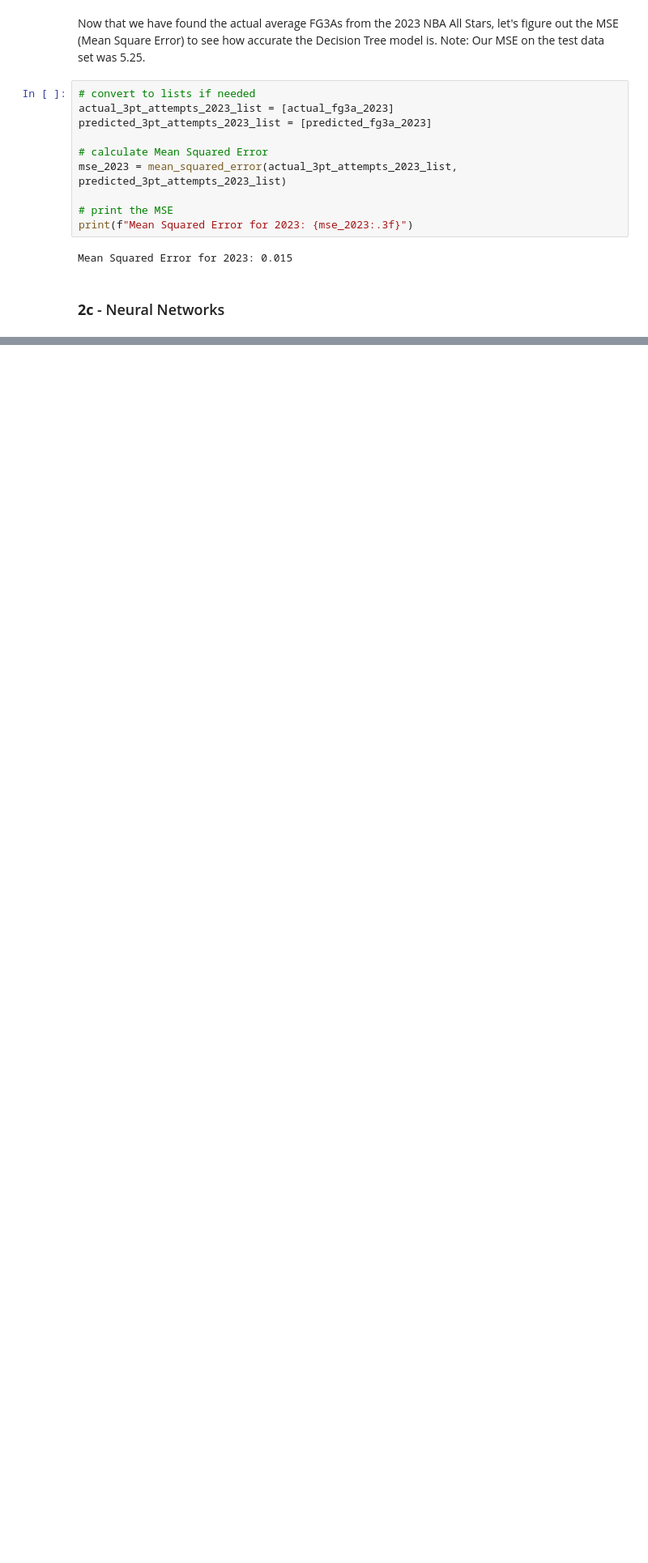
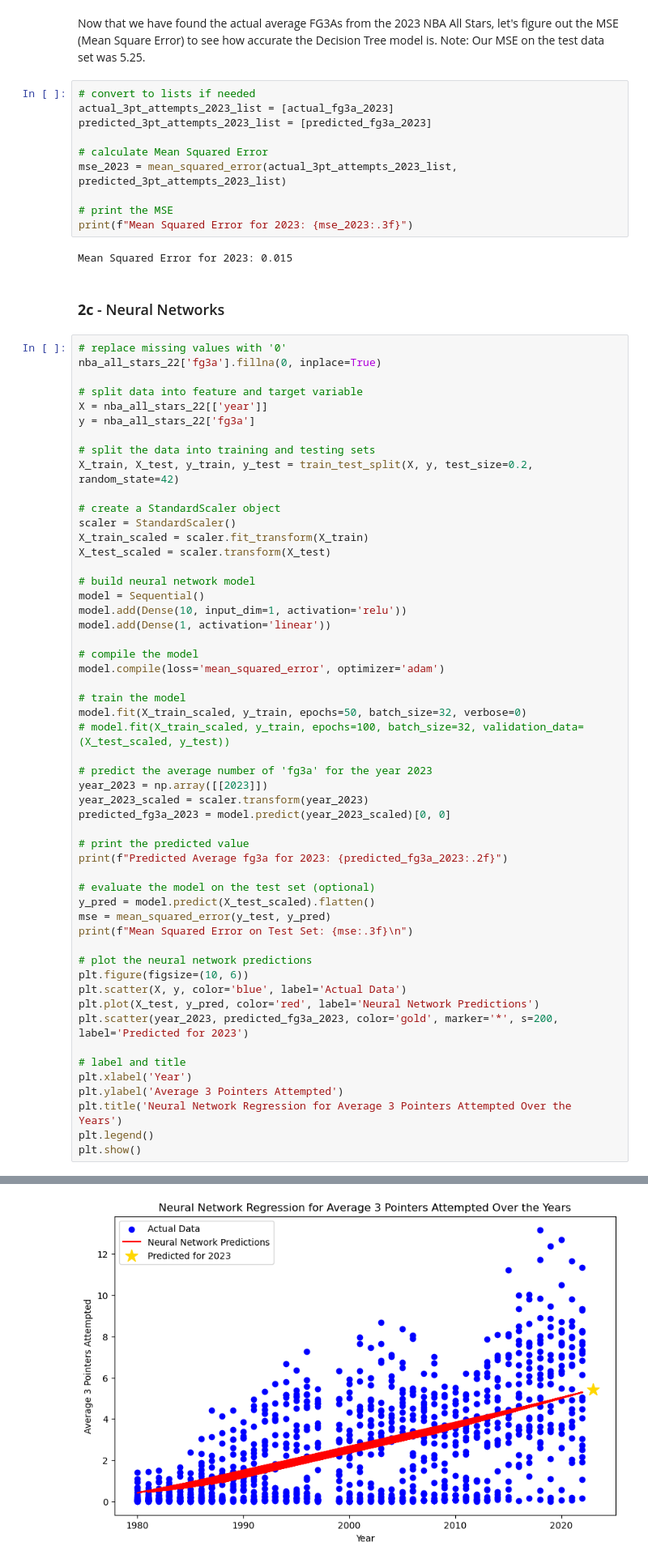
Before and after one commit to vjeyam/nba_all_star, a Jupyter notebook: analysis.ipynb, the cells around one changed output, grey strips where cells are left out. Shown at 81% size. Cells and saved outputs as stored; diff of their text form; blank space fills up the shorter version.

Commit message:
added neural network model

```diff
--- a/analysis.ipynb
+++ b/analysis.ipynb
@@ -276,3 +279,57 @@ print(f"Mean Squared Error for 2023: {mse_2023:.3f}")
 Mean Squared Error for 2023: 0.015
 # %% [markdown]
 ### **2c** - Neural Networks
+# %%
+# replace missing values with '0'
+nba_all_stars_22['fg3a'].fillna(0, inplace=True)
+
+# split data into feature and target variable
+X = nba_all_stars_22[['year']]
+y = nba_all_stars_22['fg3a']
+
+# split the data into training and testing sets
+X_train, X_test, y_train, y_test = train_test_split(X, y, test_size=0.2, random_state=42)
+
+# create a StandardScaler object
+scaler = StandardScaler()
+X_train_scaled = scaler.fit_transform(X_train)
+X_test_scaled = scaler.transform(X_test)
+
+# build neural network model
+model = Sequential()
+model.add(Dense(10, input_dim=1, activation='relu'))
+model.add(Dense(1, activation='linear'))
+
+# compile the model
+model.compile(loss='mean_squared_error', optimizer='adam')
+
+# train the model
+model.fit(X_train_scaled, y_train, epochs=50, batch_size=32, verbose=0)
+# model.fit(X_train_scaled, y_train, epochs=100, batch_size=32, validation_data=(X_test_scaled, y_test))
+
+# predict the average number of 'fg3a' for the year 2023
+year_2023 = np.array([[2023]])
+year_2023_scaled = scaler.transform(year_2023)
+predicted_fg3a_2023 = model.predict(year_2023_scaled)[0, 0]
+
+# print the predicted value
+print(f"Predicted Average fg3a for 2023: {predicted_fg3a_2023:.2f}")
+
+# evaluate the model on the test set (optional)
+y_pred = model.predict(X_test_scaled).flatten()
+mse = mean_squared_error(y_test, y_pred)
+print(f"Mean Squared Error on Test Set: {mse:.3f}\n")
+
+# plot the neural network predictions
+plt.figure(figsize=(10, 6))
+plt.scatter(X, y, color='blue', label='Actual Data')
+plt.plot(X_test, y_pred, color='red', label='Neural Network Predictions')
+plt.scatter(year_2023, predicted_fg3a_2023, color='gold', marker='*', s=200, label='Predicted for 2023')
+
+# label and title
+plt.xlabel('Year')
+plt.ylabel('Average 3 Pointers Attempted')
+plt.title('Neural Network Regression for Average 3 Pointers Attempted Over the Years')
+plt.legend()
+plt.show()
+# %% [output]
@@ -278,0 +340 @@ Mean Squared Error for 2023: 0.015
+[figure, added]
```
Also changed, not shown: parts of 8 cells of this notebook.
